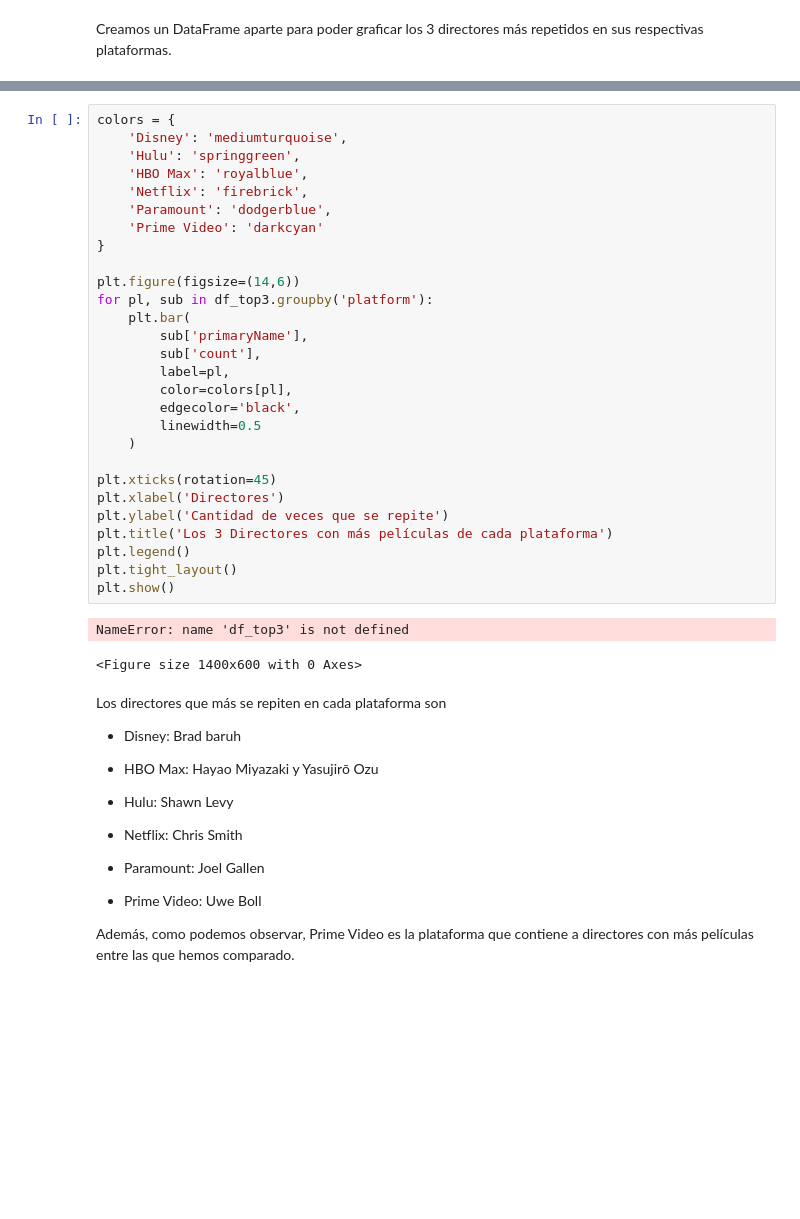
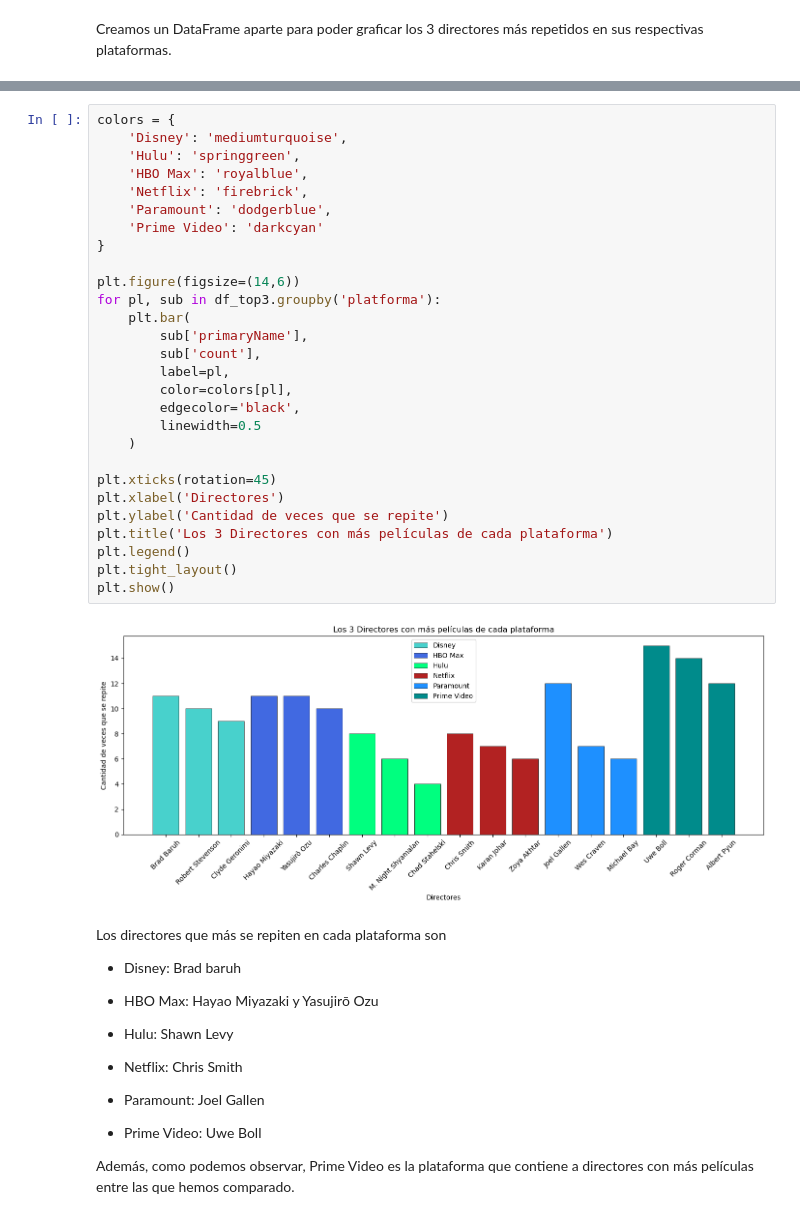
Before and after one commit to jlevipil/Proyecto-Grupo-18, a Jupyter notebook: notebook.ipynb, the cells around one changed output, grey strips where cells are left out. Saved outputs shown, nothing was run; the diff lists cells and outputs as text; blank space fills up the shorter version.

```diff
--- a/notebook.ipynb
+++ b/notebook.ipynb
@@ -1021,34 +1042,33 @@ NameError: name 'dflist_dir' is not defined
 # %%
 colors = {
     'Disney': 'mediumturquoise',
     'Hulu': 'springgreen',
     'HBO Max': 'royalblue',
     'Netflix': 'firebrick',
     'Paramount': 'dodgerblue',
     'Prime Video': 'darkcyan'
 }
 
 plt.figure(figsize=(14,6))
-for pl, sub in df_top3.groupby('platform'):
+for pl, sub in df_top3.groupby('platforma'):
     plt.bar(
         sub['primaryName'],
         sub['count'],
         label=pl,
         color=colors[pl],
         edgecolor='black',
         linewidth=0.5
     )
 
 plt.xticks(rotation=45)
 plt.xlabel('Directores')
 plt.ylabel('Cantidad de veces que se repite')
 plt.title('Los 3 Directores con más películas de cada plataforma')
 plt.legend()
 plt.tight_layout()
 plt.show()
 # %% [output]
-NameError: name 'df_top3' is not defined
-<Figure size 1400x600 with 0 Axes>
+[figure, added]
 # %% [markdown]
 Los directores que más se repiten en cada plataforma son
 * Disney: Brad baruh
```
Also changed, not shown: parts of 2 cells of this notebook.
